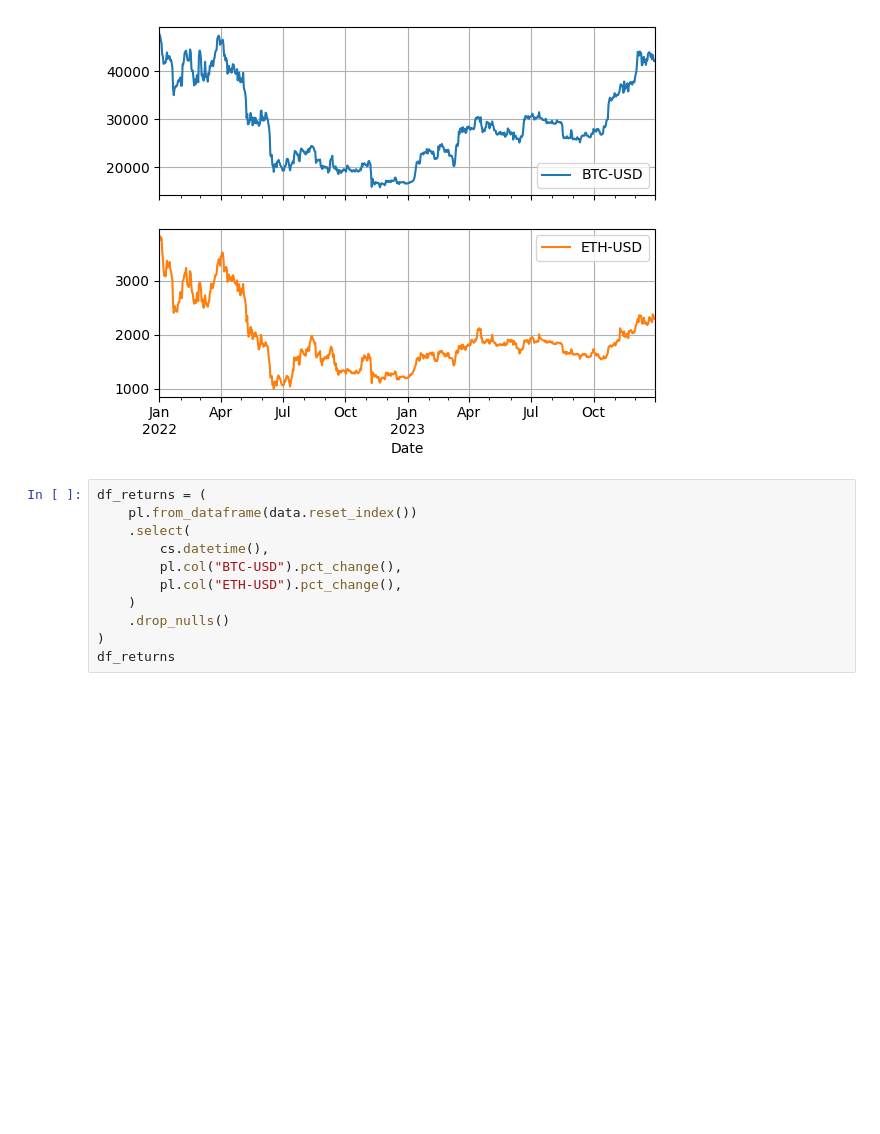
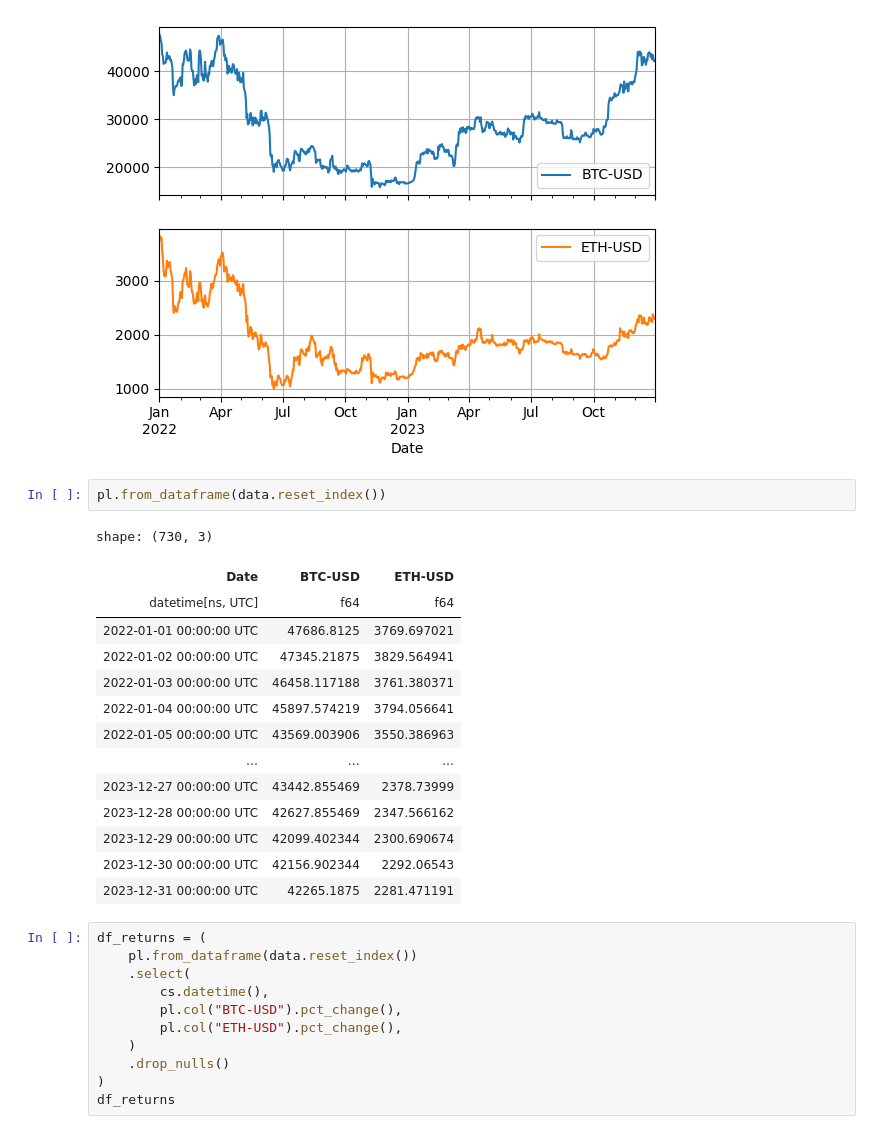
Before and after one commit to jialinyi94/online_pyfolio_opt, a Jupyter notebook: examples/eg_portfolio.ipynb, the cells around one changed output. Saved outputs shown, nothing was run; the diff lists cells and outputs as text; blank space fills up the shorter version.

```diff
--- a/examples/eg_portfolio.ipynb
+++ b/examples/eg_portfolio.ipynb
@@ -19,6 +20,23 @@ data.plot(grid=True, subplots=True)
 # %% [output]
 array([<Axes: xlabel='Date'>, <Axes: xlabel='Date'>], dtype=object)
 [figure]
+# %%
+pl.from_dataframe(data.reset_index())
+# %% [output]
+shape: (730, 3)
+| Date | BTC-USD | ETH-USD |
+| datetime[ns, UTC] | f64 | f64 |
+| 2022-01-01 00:00:00 UTC | 47686.8125 | 3769.697021 |
+| 2022-01-02 00:00:00 UTC | 47345.21875 | 3829.564941 |
+| 2022-01-03 00:00:00 UTC | 46458.117188 | 3761.380371 |
+| 2022-01-04 00:00:00 UTC | 45897.574219 | 3794.056641 |
+| 2022-01-05 00:00:00 UTC | 43569.003906 | 3550.386963 |
+| … | … | … |
+| 2023-12-27 00:00:00 UTC | 43442.855469 | 2378.73999 |
+| 2023-12-28 00:00:00 UTC | 42627.855469 | 2347.566162 |
+| 2023-12-29 00:00:00 UTC | 42099.402344 | 2300.690674 |
+| 2023-12-30 00:00:00 UTC | 42156.902344 | 2292.06543 |
+| 2023-12-31 00:00:00 UTC | 42265.1875 | 2281.471191 |
 # %%
 df_returns = (
     pl.from_dataframe(data.reset_index())
```
Also changed, not shown: parts of 11 cells of this notebook.
